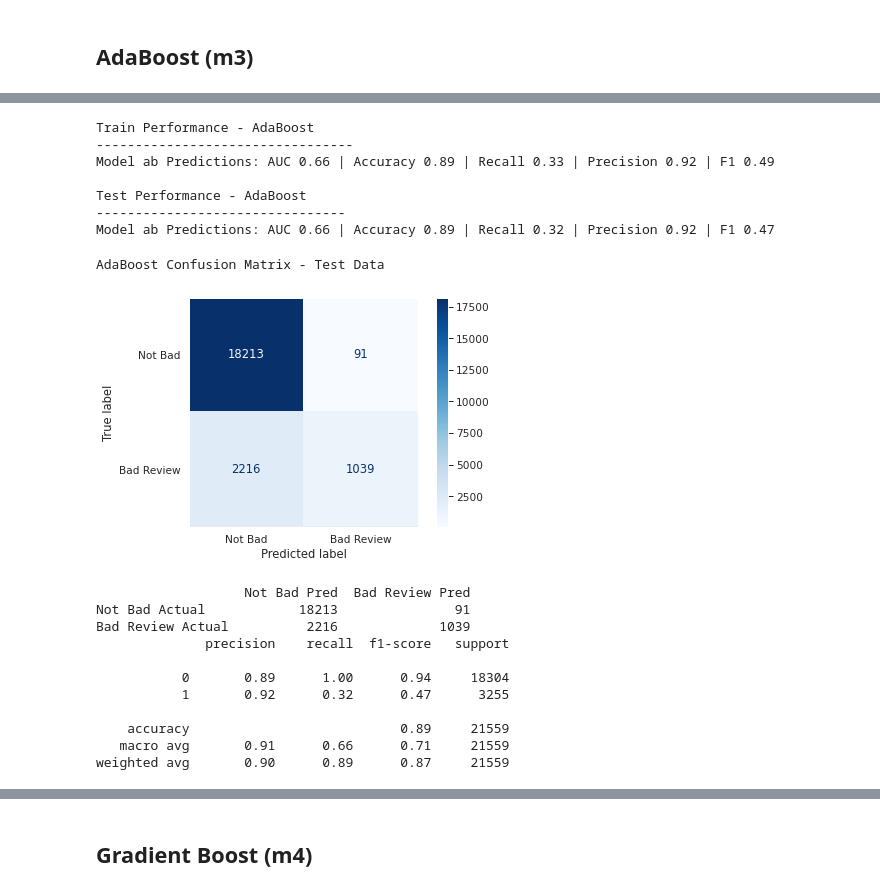
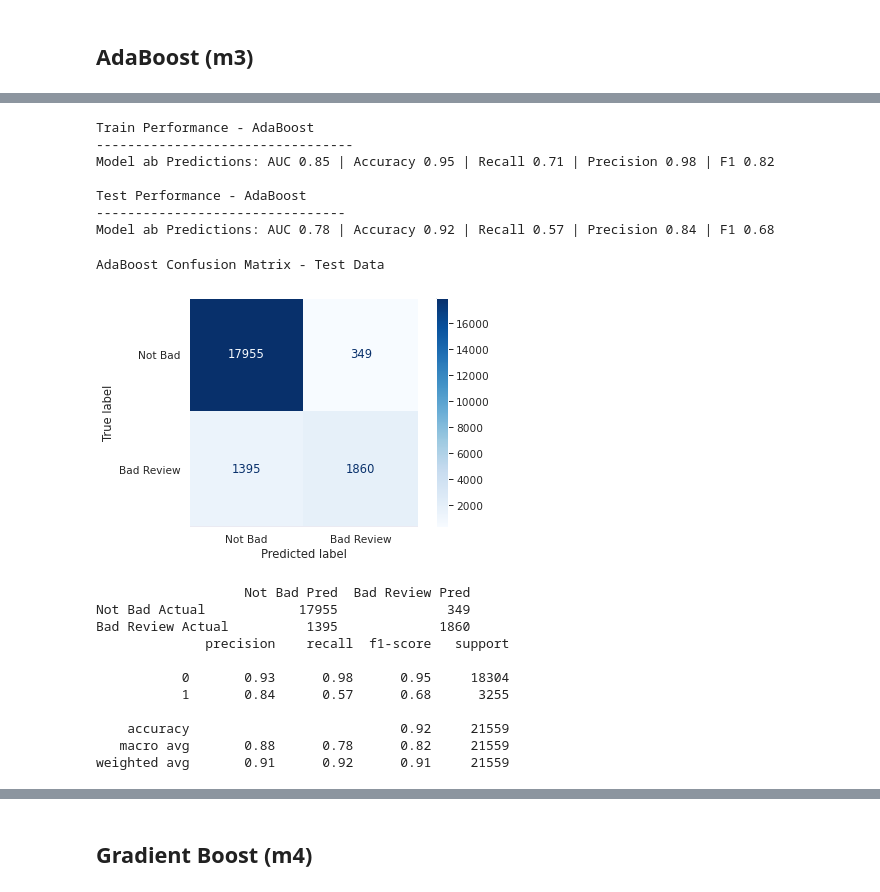
Before and after one commit to cutterback/p05-olist-customer-rating-prediction, a Jupyter notebook: Olist_Customer_Rating_Model.ipynb, the cells around one changed output, grey strips where cells are left out. Drawn from its saved outputs; the diff is of its cells as text; code cells hidden in the pictures.

```diff
--- a/Olist_Customer_Rating_Model.ipynb
+++ b/Olist_Customer_Rating_Model.ipynb
@@ -1511,9 +1560,10 @@ model_ab = AdaBoostClassifier(tree.DecisionTreeClassifier(random_state=SEED), ra
 # %%
 # define the grid for AdaBoost
 grid_params_ab = [{'n_estimators': [100, 500],
-                   'learning_rate': [0.01, 0.1, 1],
-                   'base_estimator__criterion' : ['gini', 'entropy'],
-                   'base_estimator__max_depth': [3, 5, 8]
+                   'learning_rate': [0.001, 0.01, 0.1],
+                   'base_estimator__criterion' : ['gini'],
+                   'base_estimator__max_depth': [5, 8],
+                   'base_estimator__min_samples_leaf': [25]
                   }]
 # %%
 # create gridsearchCV object for AdaBoost
@@ -1543,12 +1593,11 @@ Fitting 5 folds for each of 36 candidates, totalling 180 fits
 # capture the best parameters for AdaBoost
 grid_params_ab_best = [{'n_estimators': [500], 'learning_rate': [0.01],
                    'base_estimator__criterion' : ['gini'],
-                   'base_estimator__max_depth': [5]
-                  }]
+                   'base_estimator__max_depth' : [5, 8]}]
 # %%
 # create gridsearchCV object for AdaBoost
 gs_ab = instantiate_grid(model_ab, grid_params_ab_best)
 # %%
 # execute the AdaBoost gridsearchCV on training data
-gs_ab.fit(X_train, y_train)
+gs_ab.fit(X_train_scaled_m3, y_train)
 # %% [output]
@@ -1590,38 +1675,38 @@ cv_results_metrics3 = show_grid_metrics(cv_results3, 'mean_test_precision', top_
 # %%
 # compare AdaBoost metrics for Train vs Test data sets
 print('Train Performance - AdaBoost\n---------------------------------')
-y_hat_train3 = gs_ab.predict(X_train)
+y_hat_train3 = gs_ab.predict(X_train_scaled_m3)
 scores_train_ab = score_pred('ab', 'train', y_train, y_hat_train3)
 
 print('\nTest Performance - AdaBoost\n--------------------------------')
-y_hat_test3 = gs_ab.predict(X_test)
+y_hat_test3 = gs_ab.predict(X_test_scaled_m3)
 scores_test_ab = score_pred('ab', 'test', y_test, y_hat_test3)
 # %% [output]
 Train Performance - AdaBoost
 ---------------------------------
-Model ab Predictions: AUC 0.66 | Accuracy 0.89 | Recall 0.33 | Precision 0.92 | F1 0.49
+Model ab Predictions: AUC 0.85 | Accuracy 0.95 | Recall 0.71 | Precision 0.98 | F1 0.82
 
 Test Performance - AdaBoost
 --------------------------------
-Model ab Predictions: AUC 0.66 | Accuracy 0.89 | Recall 0.32 | Precision 0.92 | F1 0.47
+Model ab Predictions: AUC 0.78 | Accuracy 0.92 | Recall 0.57 | Precision 0.84 | F1 0.68
 # %%
 # print confusion matrix for best AdaBoost model on Test data
 print(f'AdaBoost Confusion Matrix - Test Data')
-display_confusion(best_model_ab, X_test, y_test, labels=['Not Bad', 'Bad Review'])
+display_confusion(best_model_ab, X_test_scaled_m3, y_test, labels=['Not Bad', 'Bad Review'])
 display_class_report(y_test, y_hat_test3)
 # %% [output]
 AdaBoost Confusion Matrix - Test Data
-[figure, old version]
+[figure, new version]
                    Not Bad Pred  Bad Review Pred
-Not Bad Actual            18213               91
-Bad Review Actual          2216             1039
+Not Bad Actual            17955              349
+Bad Review Actual          1395             1860
               precision    recall  f1-score   support
 
-           0       0.89      1.00      0.94     18304
-           1       0.92      0.32      0.47      3255
+           0       0.93      0.98      0.95     18304
+           1       0.84      0.57      0.68      3255
 
-    accuracy                           0.89     21559
-   macro avg       0.91      0.66      0.71     21559
-weighted avg       0.90      0.89      0.87     21559
+    accuracy                           0.92     21559
+   macro avg       0.88      0.78      0.82     21559
+weighted avg       0.91      0.92      0.91     21559
 # %%
 # generate Decision Tree predict probabilities; store precision-recall curve values
```
Also changed, not shown: parts of 29 cells of this notebook.
